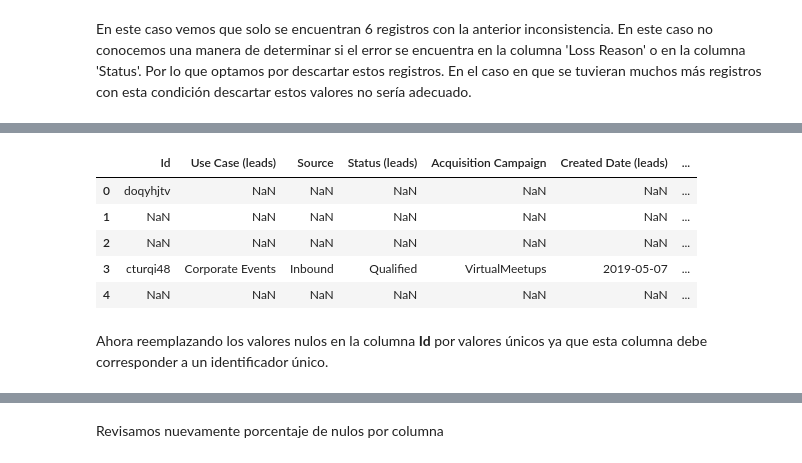
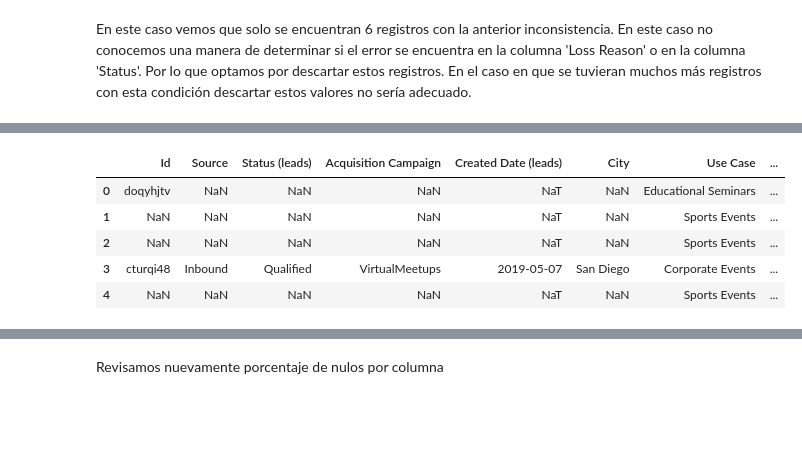
Before and after one commit to jadiazm/Test-Date-Scientist-2023, a Jupyter notebook: EDA.ipynb, the cells around one changed output, grey strips where cells are left out. Drawn from its saved outputs; the diff is of its cells as text; code cells hidden in the pictures; blank space fills up the shorter version.

```diff
--- a/EDA.ipynb
+++ b/EDA.ipynb
@@ -11,0 +13,10 @@ offers_df = pd.read_csv('offers.csv')
+# %%
+string_dict = {key: 'str' for key in ['Id', 'First Name', 'Discarded/Nurturing Reason']}
+cat_dict = {key: 'category' for key in ['Use Case', 'Source', 'Status', 'Acquisition Campaign', 'City']}
+float_dict = {key: 'float64' for key in ['Converted']}
+date_cols = ['Created Date']
+
+dtype_dict = string_dict | cat_dict | float_dict
+
+# Se cargan el dataset leads
+leads_df = pd.read_csv('leads.csv', dtype=dtype_dict, parse_dates=date_cols)
@@ -12,3 +25,13 @@ offers_df = pd.read_csv('offers.csv')
+# %%
+string_dict = {key: 'str' for key in ['Id', 'Discount code', 'Loss Reason']}
+cat_dict = {key: 'category' for key in ['Use Case', 'Status', 'Pain']}
+float_dict = {key: 'float64' for key in ['Price']}
+date_cols = ['Created Date', 'Close Date']
+
+dtype_dict = string_dict | cat_dict | float_dict
+
+# Se cargan el dataset offers
+offers_df = pd.read_csv('offers.csv', dtype=dtype_dict, parse_dates=date_cols)
 # %% [markdown]
 ### Primeras filas del dataset leads
 # %%
@@ -36,5 +59,5 @@ Vemos que en ambos datasets la columna Id contiene valores nulos. Sin embargo, n
 # %%
-# Se eliminan las filas con id's nulos del dataset leads
-leads_df.dropna(subset=['Id'], inplace=True)
-leads_df.head()
+# Se eliminan la columna 'Use Case' del dataset leads
+leads_df.drop(columns=['Use Case'], axis=1, inplace=True)
+len(leads_df)
 # %% [output]
@@ -146,16 +169,16 @@ Podemos ver que tenemos una gran cantidad de valores nulos. Esto no es adecuado
 # %%
 df_merged.drop(columns=[
     'Discarded/Nurturing Reason',
     'First Name',
-    'Loss Reason'
+    'Loss Reason',
+    'Converted',
+    'Close Date'
 ], axis=1, inplace=True)
 df_merged.head()
 # %% [output]
-|  | Id | Use Case (leads) | Source | Status (leads) | Acquisition Campaign | Created Date (leads) | ... |
-| 0 | doqyhjtv | NaN | NaN | NaN | NaN | NaN | ... |
-| 1 | NaN | NaN | NaN | NaN | NaN | NaN | ... |
-| 2 | NaN | NaN | NaN | NaN | NaN | NaN | ... |
-| 3 | cturqi48 | Corporate Events | Inbound | Qualified | VirtualMeetups | 2019-05-07 | ... |
-| 4 | NaN | NaN | NaN | NaN | NaN | NaN | ... |
+|  | Id | Source | Status (leads) | Acquisition Campaign | Created Date (leads) | City | Use Case | ... |
+| 0 | doqyhjtv | NaN | NaN | NaN | NaT | NaN | Educational Seminars | ... |
+| 1 | NaN | NaN | NaN | NaN | NaT | NaN | Sports Events | ... |
+| 2 | NaN | NaN | NaN | NaN | NaT | NaN | Sports Events | ... |
+| 3 | cturqi48 | Inbound | Qualified | VirtualMeetups | 2019-05-07 | San Diego | Corporate Events | ... |
+| 4 | NaN | NaN | NaN | NaN | NaT | NaN | Sports Events | ... |
-# %% [markdown]
-Ahora reemplazando los valores nulos en la columna **Id** por valores únicos ya que esta columna debe corresponder a un identificador único.
```
Also changed, not shown: parts of 76 cells of this notebook, 2 other files.
